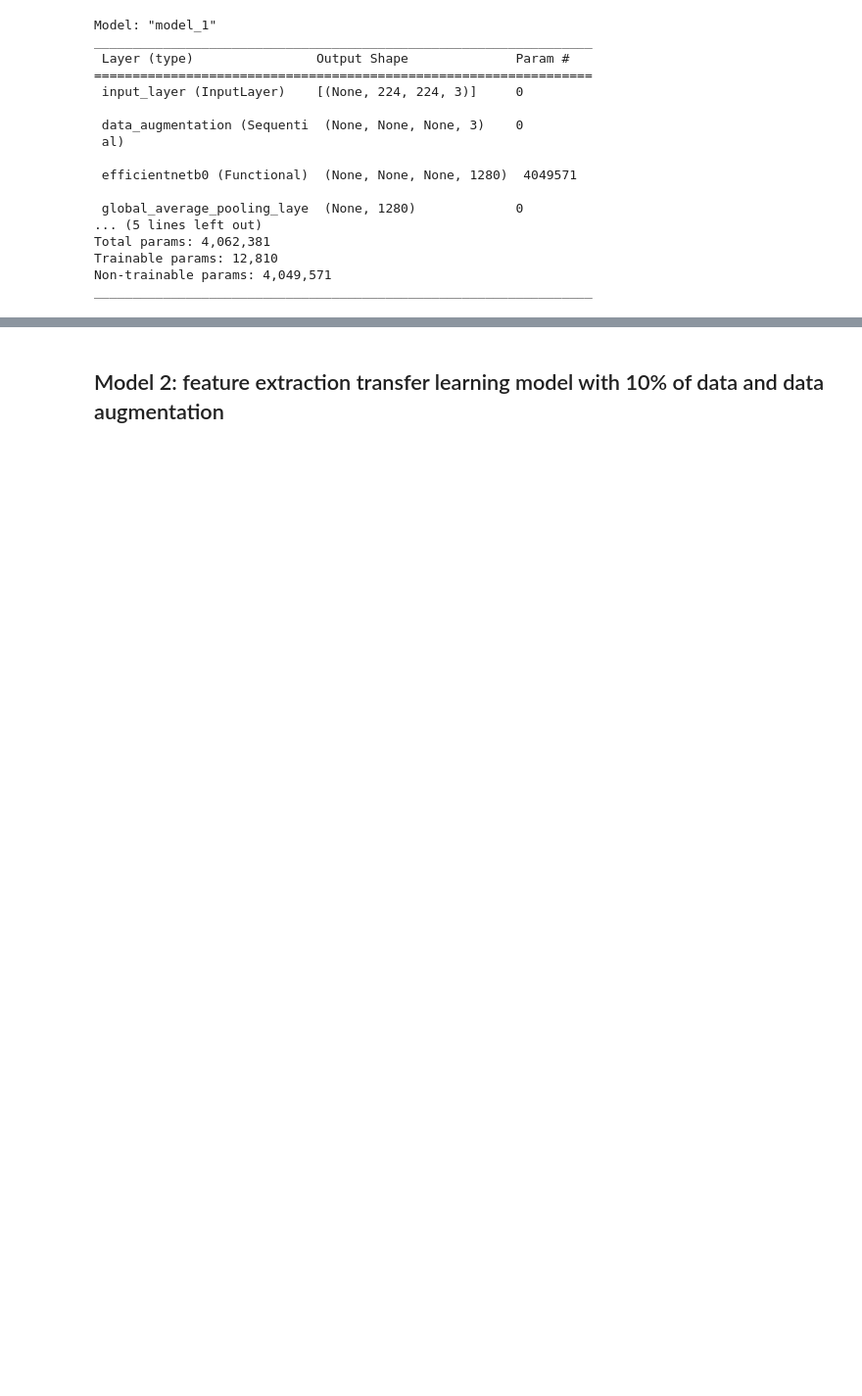
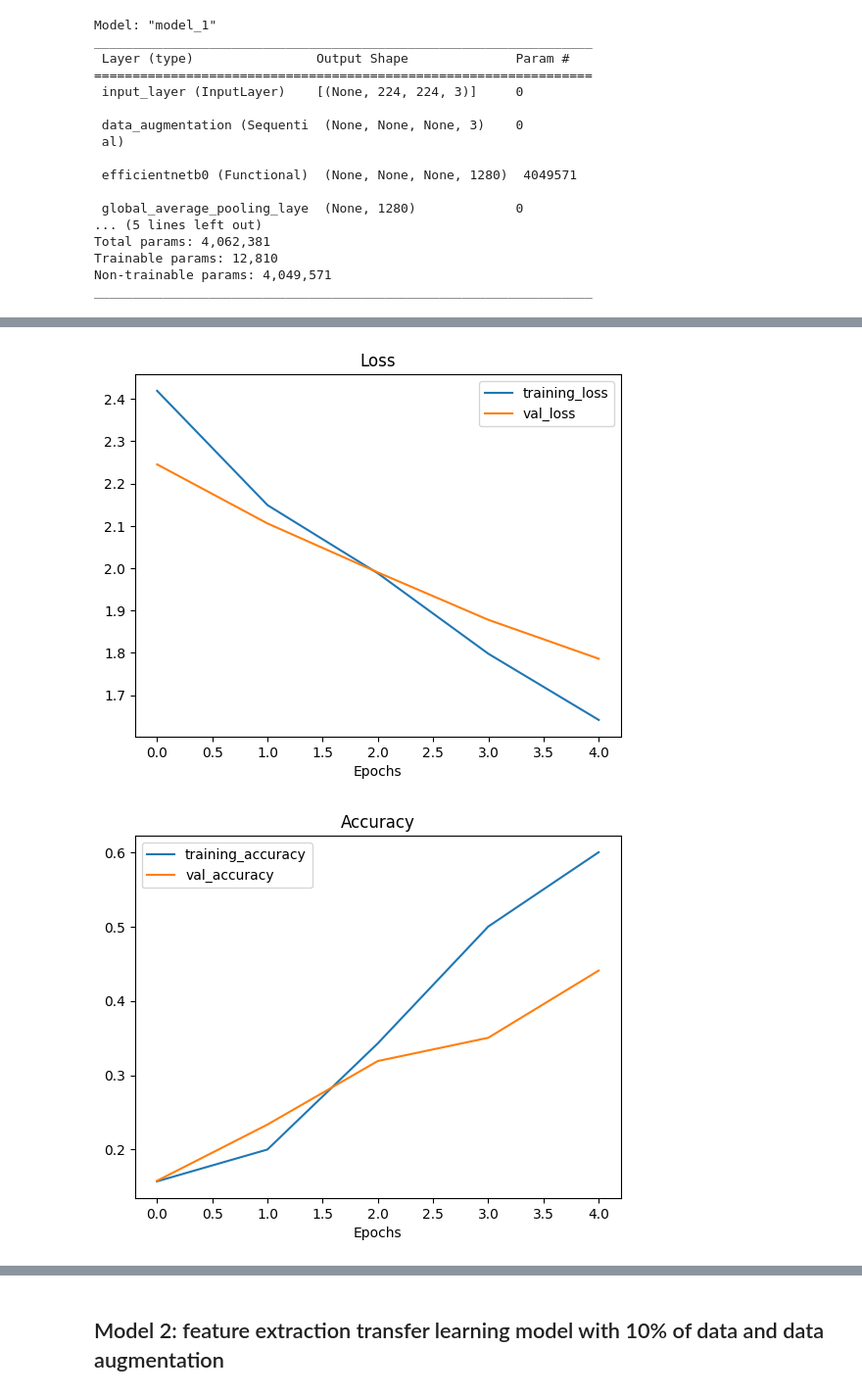
Before and after one commit to shapi88/tensorflow_book, a Jupyter notebook: 05_transfer_learning_in_tensorflow_part_2_fine_tuning.ipynb, the cells around one changed output, grey strips where cells are left out. Shown at 98% size. Saved outputs shown, nothing was run; the diff lists cells and outputs as text; code cells hidden in the pictures; blank space fills up the shorter version.

Commit message:
Adding model 1 using sequential and functional Model Apis; adding model 2 with checkpoint callback

```diff
--- a/05_transfer_learning_in_tensorflow_part_2_fine_tuning.ipynb
+++ b/05_transfer_learning_in_tensorflow_part_2_fine_tuning.ipynb
@@ -566,0 +589,37 @@ plot_loss_curves(history_1_percent)
+# %%
+import tensorflow as tf
+from tensorflow.keras.layers.experimental import preprocessing
+
+# Set base model
+efficientnet_b0_base = tf.keras.applications.EfficientNetB0(include_top=False)
+efficientnet_b0_base.trainable = False
+
+# Build a sequential model
+model_sequential_0 = tf.keras.Sequential([
+    tf.keras.layers.Input(shape=(224, 224, 3)),
+    preprocessing.RandomFlip("horizontal"),
+    preprocessing.RandomRotation(0.2),
+    preprocessing.RandomZoom(0.2),
+    preprocessing.RandomHeight(0.2),
+    preprocessing.RandomWidth(0.2),
+    efficientnet_b0_base,
+    tf.keras.layers.GlobalAvgPool2D(name="global_average_pooling_2d_layer"),
+    tf.keras.layers.Dense(10, activation="softmax", name="output_layer")
+])
+
+# Compile model
+model_sequential_0.compile(
+    loss=tf.keras.losses.CategoricalCrossentropy(),
+    optimizer=tf.keras.optimizers.Adam(),
+    metrics=["accuracy"]
+)
+
+# Train the model
+history_sequential_0 = model_sequential_0.fit(
+    train_data_1_percent,
+    epochs=5,
+    validation_data=test_data,
+    steps_per_epoch=len(train_data_1_percent),
+    validation_steps=int(0.25 * len(test_data)),
+    callbacks=create_tensorboard_callback('tensor_learning', 'sequential_1_percent_augmented')
+)
@@ -566,0 +664,5 @@ plot_loss_curves(history_1_percent)
+# %%
+plot_loss_curves(history_sequential_0)
+# %% [output]
+[figure, added]
+[figure, added]
```
Also changed, not shown: parts of 39 cells of this notebook.
